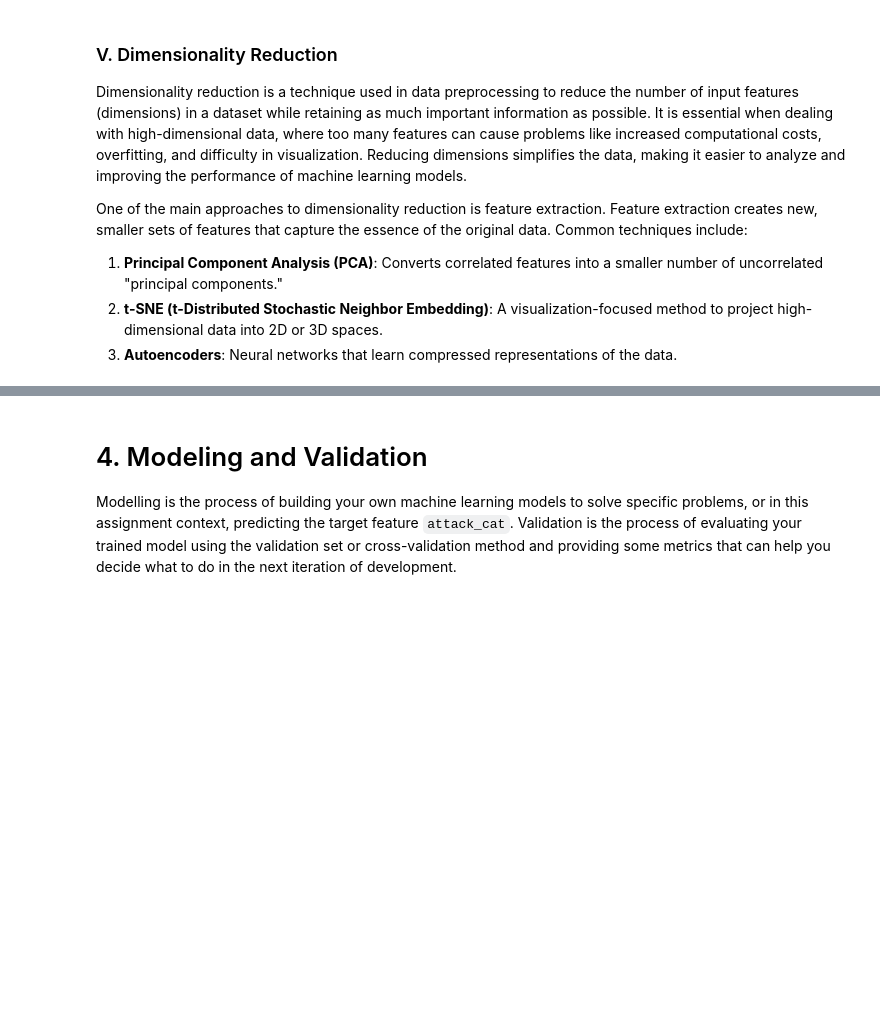
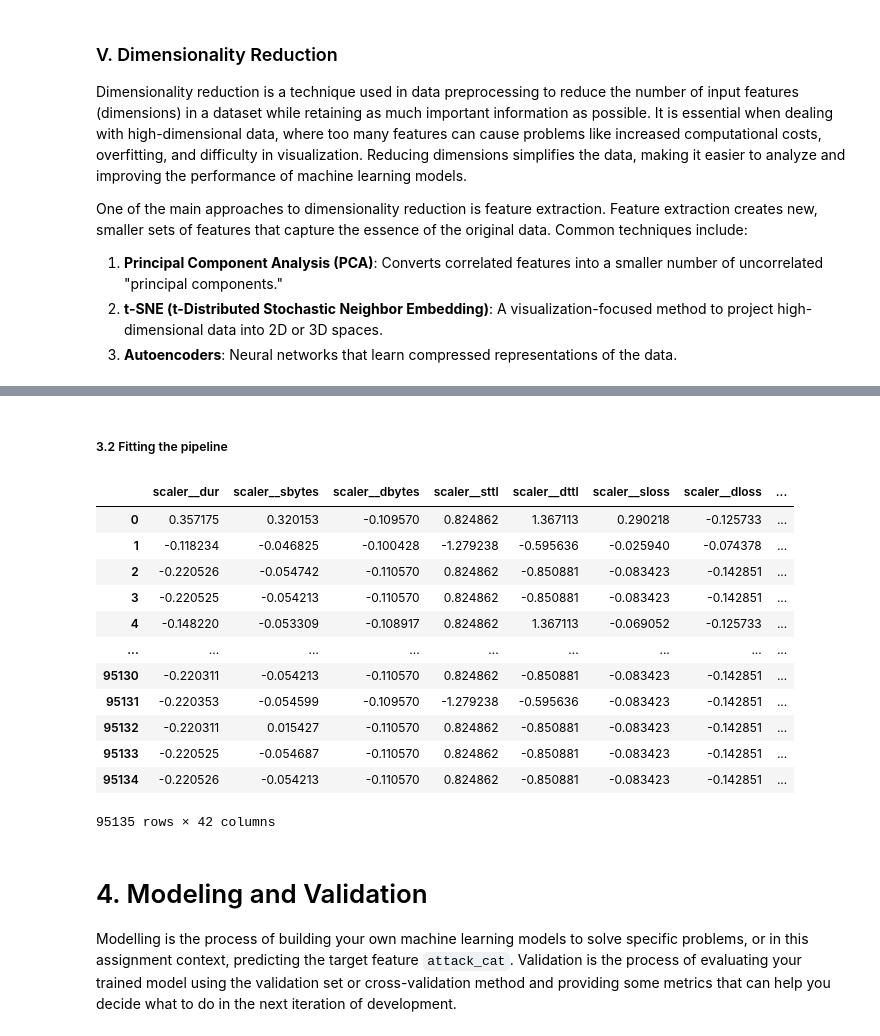
Before and after one commit to shulhajws/Tubes2AI, a Jupyter notebook: IF3170 Artificial Intelligence _ Tugas Besar 2 Notebook Template.ipynb, the cells around one changed output, grey strips where cells are left out. Saved outputs shown, nothing was run; the diff lists cells and outputs as text; code cells hidden in the pictures; blank space fills up the shorter version.

Commit message:
feat : pipeline for preprocessing, encoding and scaling

```diff
--- a/IF3170 Artificial Intelligence _ Tugas Besar 2 Notebook Template.ipynb
+++ b/IF3170 Artificial Intelligence _ Tugas Besar 2 Notebook Template.ipynb
@@ -603,3 +669,9 @@ Number of partial duplicates removed: 8408
+# %%
+# Separate target from predictors
+x_train = train_set_cleaned.drop(columns=['attack_cat', 'label', 'row_hash'], axis=1)
+y_train = train_set_cleaned[['attack_cat']]
+x_val = val_set.drop(columns=['attack_cat', 'label'])
+y_val = val_set[['attack_cat']]
 # %% [markdown]
 ### IV. Feature Engineering
 
@@ -820,0 +966,9 @@ or create your own here
+# %%
+transformer = ColumnTransformer(transformers=[('scaler', StandardScaler(), numerical_columns),
+                                              ('target_encode', TargetEncoder(categories='auto', target_type='binary', smooth=0.2, cv=5, random_state=42), ['proto','state','service']),
+                                 ], remainder='passthrough').set_output(transform='pandas')
+
+preprocessing_pipeline = Pipeline(steps=[
+                                   ('prep', transformer)
+                                   ])
+preprocessing_pipeline
@@ -821,3 +993,24 @@ or create your own here
+# %% [markdown]
+##### 3.2 Fitting the pipeline
+# %%
+x_train_transformed = preprocessing_pipeline.fit_transform(x_train, y_train)
+x_val_transformed = preprocessing_pipeline.transform(x_val)
+
+x_train_transformed
+# %% [output]
+|  | scaler__dur | scaler__sbytes | scaler__dbytes | scaler__sttl | scaler__dttl | scaler__sloss | scaler__dloss | ... |
+| 0 | 0.357175 | 0.320153 | -0.109570 | 0.824862 | 1.367113 | 0.290218 | -0.125733 | ... |
+| 1 | -0.118234 | -0.046825 | -0.100428 | -1.279238 | -0.595636 | -0.025940 | -0.074378 | ... |
+| 2 | -0.220526 | -0.054742 | -0.110570 | 0.824862 | -0.850881 | -0.083423 | -0.142851 | ... |
+| 3 | -0.220525 | -0.054213 | -0.110570 | 0.824862 | -0.850881 | -0.083423 | -0.142851 | ... |
+| 4 | -0.148220 | -0.053309 | -0.108917 | 0.824862 | 1.367113 | -0.069052 | -0.125733 | ... |
+| ... | ... | ... | ... | ... | ... | ... | ... | ... |
+| 95130 | -0.220311 | -0.054213 | -0.110570 | 0.824862 | -0.850881 | -0.083423 | -0.142851 | ... |
+| 95131 | -0.220353 | -0.054599 | -0.109570 | -1.279238 | -0.595636 | -0.083423 | -0.142851 | ... |
+| 95132 | -0.220311 | 0.015427 | -0.110570 | 0.824862 | -0.850881 | -0.083423 | -0.142851 | ... |
+| 95133 | -0.220525 | -0.054687 | -0.110570 | 0.824862 | -0.850881 | -0.083423 | -0.142851 | ... |
+| 95134 | -0.220526 | -0.054213 | -0.110570 | 0.824862 | -0.850881 | -0.083423 | -0.142851 | ... |
+95135 rows × 42 columns
 # %% [markdown]
 # 4. Modeling and Validation
 
```
Also changed, not shown: parts of 32 cells of this notebook.
